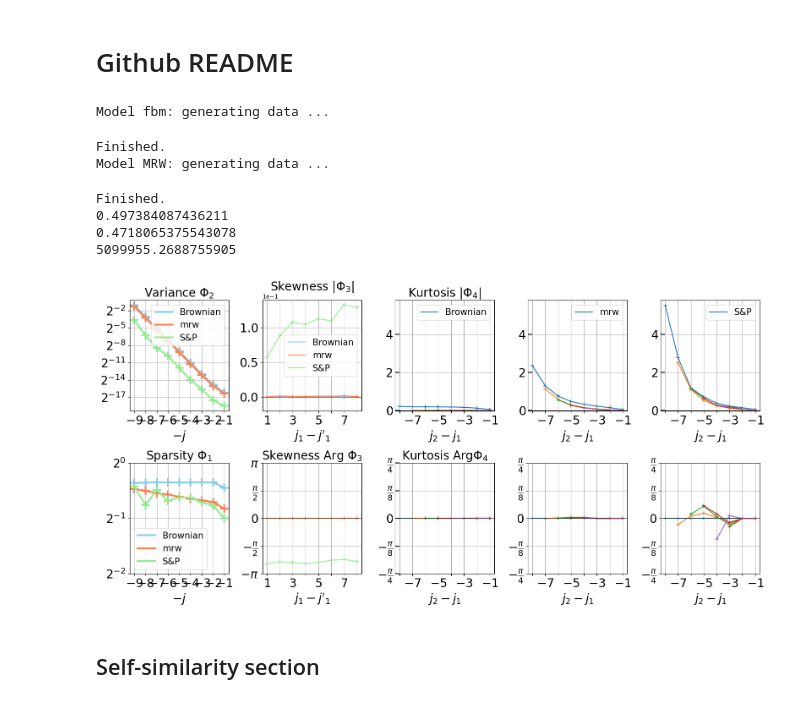
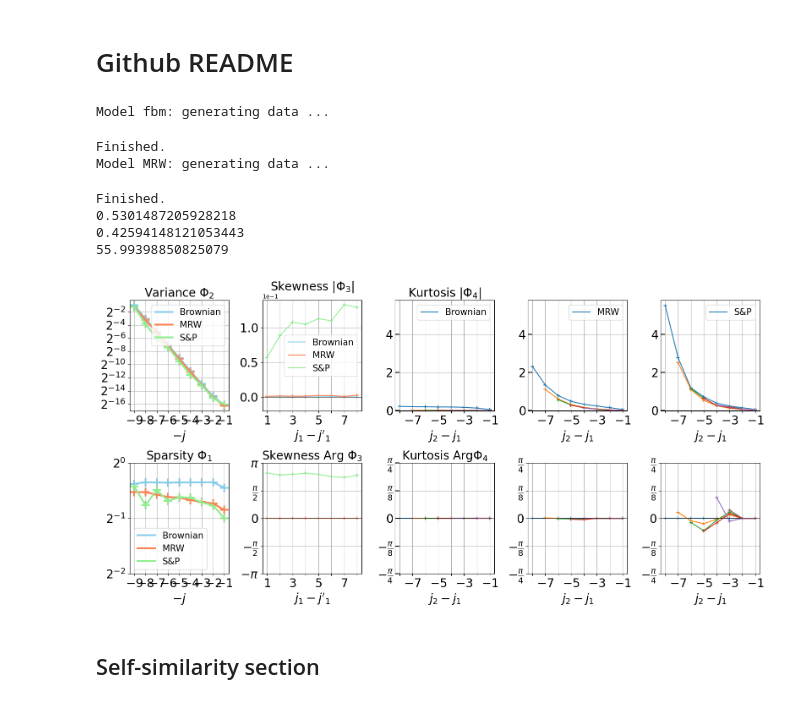
Before and after one commit to RudyMorel/scattering_spectra, a Jupyter notebook: testing.ipynb, the cells around one changed output. Cells and saved outputs as stored; diff of their text form; code cells hidden in the pictures.

```diff
--- a/testing.ipynb
+++ b/testing.ipynb
@@ -460,34 +446,34 @@ DONE
 # %%
 save = True
 
-from scatspectra import load_data, analyze
+from scatspectra import load_data, SPDaily, analyze, plot_dashboard
 
 # DATA
-x_brownian = load_data(name="fbm", R=256, T=6063, H=0.5)
-x_mrw = load_data(name="mrw", R=256, T=6063, H=0.5, lam=0.2)
-x_snp = load_data(name="snp")  # S&P500 daily prices from 2000 to 2024
+x_brownian = load_data(name='fbm', R=256, T=6063, H=0.5)
+x_mrw = load_data(name='mrw', R=256, T=6063, H=0.5, lam=0.2)
+x_snp = SPDaily().lnx  # S&P500 daily prices from 2000 to 2024
 
 # ANALYSIS
 scat_brownian = analyze(x_brownian)
 scat_mrw = analyze(x_mrw)
-scat_snp = analyze(np.log10(x_snp))
+scat_snp = analyze(x_snp)
 
 # VISUALIZATION
-plot_dashboard([scat_brownian, scat_mrw, scat_snp], labels=["Brownian", "mrw", "S&P"])
+plot_dashboard([scat_brownian, scat_mrw, scat_snp], labels=['Brownian', 'MRW', 'S&P']);
 
 for x in [x_brownian, x_mrw, x_snp]:
     print((x**2).mean())
 
 save_figure("dashboard_brown_mrw_snp.png")
 # %% [output]
 Model fbm: generating data ...
 Finished.
 Model MRW: generating data ...
 Finished.
-0.497384087436211
-0.4718065375543078
-5099955.2688755905
+0.5301487205928218
+0.42594148121053443
+55.99398850825079
-[figure, old version]
+[figure, new version]
 # %% [markdown]
 ## Self-similarity section
 # %%
```
Also changed, not shown: parts of 11 cells of this notebook, 11 other files.
